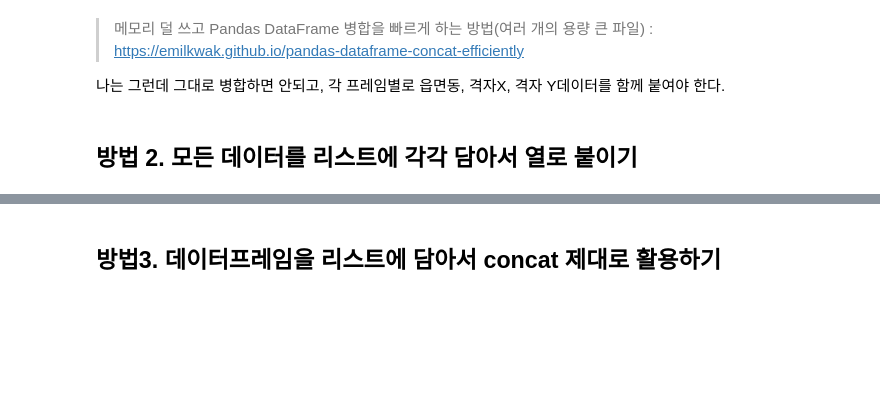
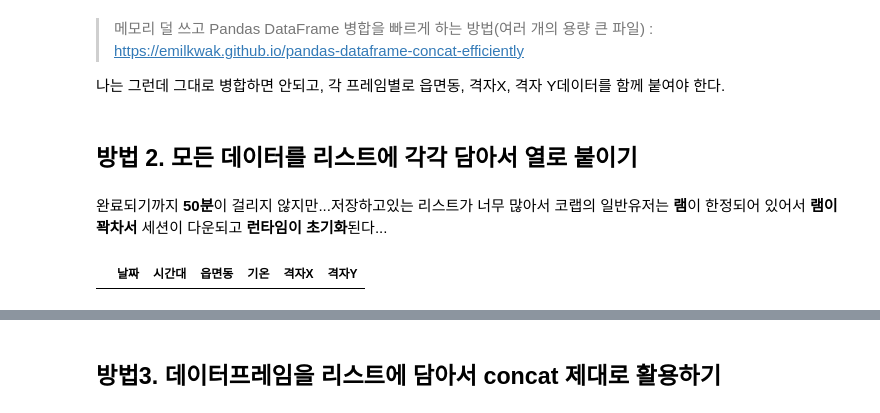
Before and after one commit to wish0728/Elice_teamproject2_team11_delivery, a Jupyter notebook: data-analysis/dahye_날씨데이터프레임만들기.ipynb, the cells around one changed output, grey strips where cells are left out. Drawn from its saved outputs; the diff is of its cells as text; code cells hidden in the pictures; blank space fills up the shorter version.

```diff
--- a/data-analysis/dahye_날씨데이터프레임만들기.ipynb
+++ b/data-analysis/dahye_날씨데이터프레임만들기.ipynb
@@ -257,8 +240,13 @@ rain_df.to_excel('/content/drive/MyDrive/강수_2019_2021.xlsx',index=False, enc
 나는 그런데 그대로 병합하면 안되고, 각 프레임별로 읍면동, 격자X, 격자 Y데이터를 함께 붙여야 한다.
 # %% [markdown]
 ## 방법 2. 모든 데이터를 리스트에 각각 담아서 열로 붙이기
+# %% [markdown]
+완료되기까지 **50분**이 걸리지 않지만...저장하고있는 리스트가 너무 많아서 코랩의 일반유저는 **램**이 한정되어 있어서 **램이 꽉차서** 세션이 다운되고 **런타임이 초기화**된다...
 # %%
 temp_df = pd.DataFrame(columns=['날짜', '시간대','읍면동', '기온','격자X','격자Y'])
+temp_df
+# %% [output]
+|  | 날짜 | 시간대 | 읍면동 | 기온 | 격자X | 격자Y |
 # %%
 date=[]
 level3_list=[]
```
Also changed, not shown: parts of 18 cells of this notebook.
